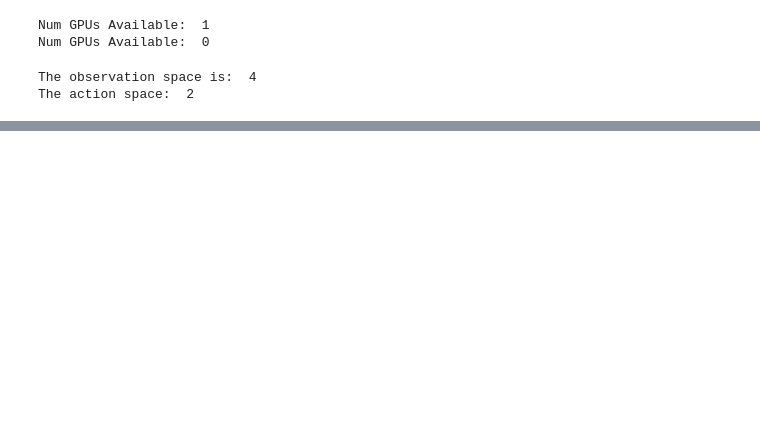
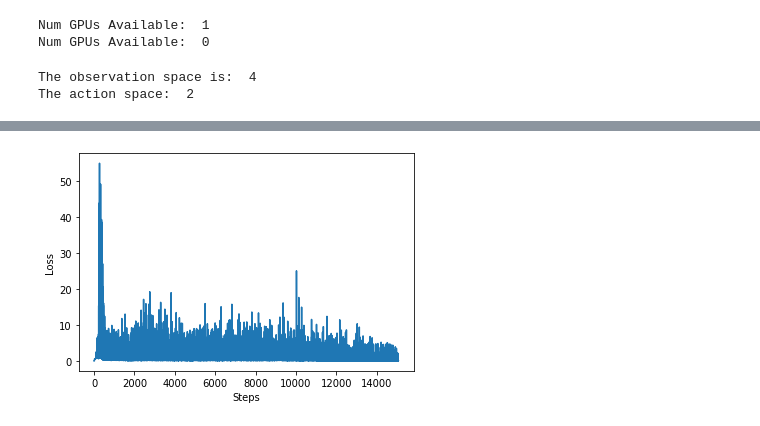
Before and after one commit to maxyang27896/Reinforcement-Learning-Algorithms, a Jupyter notebook: Cartpole/Cartpole_DQN.ipynb, the cells around one changed output, grey strips where cells are left out. Cells and saved outputs as stored; diff of their text form; code cells hidden in the pictures; blank space fills up the shorter version.

```diff
--- a/Cartpole/Cartpole_DQN.ipynb
+++ b/Cartpole/Cartpole_DQN.ipynb
@@ -292,3 +323,11 @@ plt.show()
+# %%
+# plot loss
+plt.plot(loss_list)
+plt.ylabel('Loss')
+plt.xlabel('Steps')
+plt.show()
+# %% [output]
+[figure, added]
 # %%
 # run test
 n_episodes = 50
```
Also changed, not shown: parts of 12 cells of this notebook.
